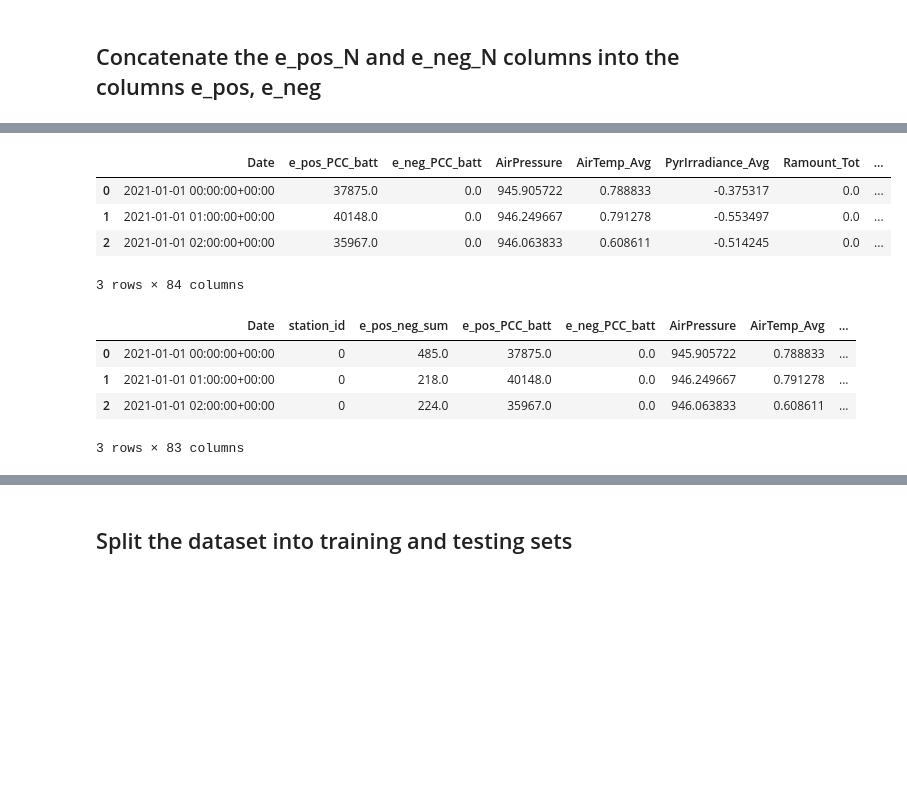
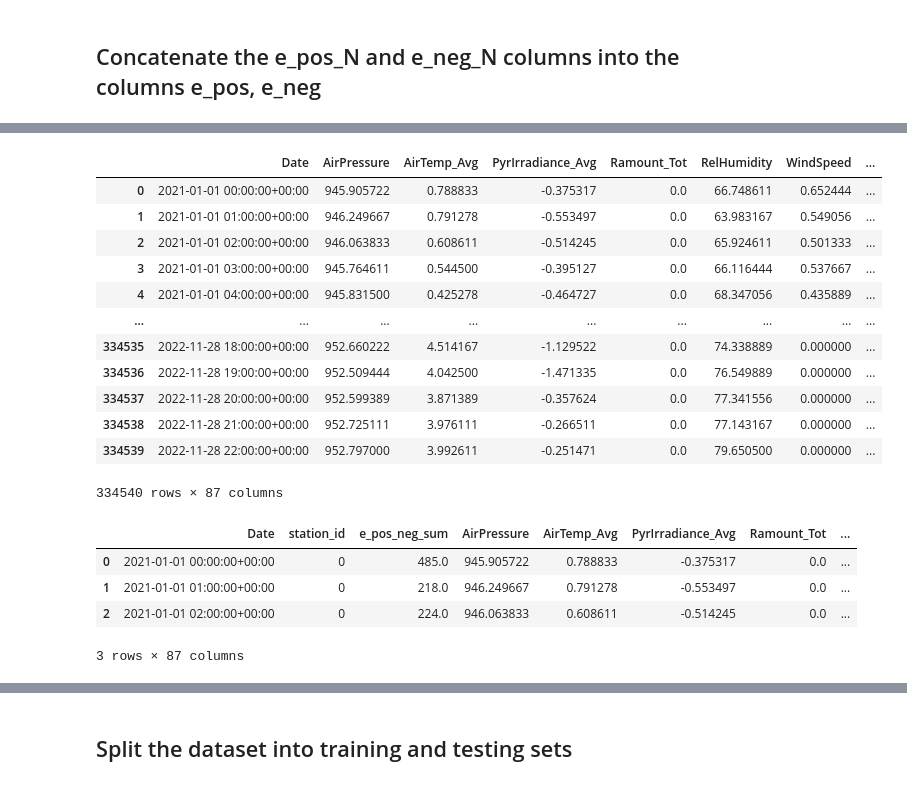
Before and after one commit to FabioLddo/time_series_energy_community_forecasting, a Jupyter notebook: Final_Project_Ippolito_Loddo_Margni.ipynb, the cells around one changed output, grey strips where cells are left out. Drawn from its saved outputs; the diff is of its cells as text; code cells hidden in the pictures; blank space fills up the shorter version.

```diff
--- a/Final_Project_Ippolito_Loddo_Margni.ipynb
+++ b/Final_Project_Ippolito_Loddo_Margni.ipynb
@@ -728,0 +741,8 @@ Name: e_neg, Length: 317813, dtype: float64
+# %%
+# Add features about the date for the seasonality
+df['day_of_week'] = df.Date.dt.dayofweek
+df['day_of_year'] = df.Date.dt.day_of_year
+df['year'] = df.Date.dt.year
+df['month'] = df.Date.dt.month
+df['day'] = df.Date.dt.day
+df['hour'] = df.Date.dt.hour
@@ -731,3 +787,10 @@ Name: e_neg, Length: 317813, dtype: float64
+# %%
+# Add the sum of e_pos and e_neg of PCC_batt
+pcc_pos = df.pop('e_pos_PCC_batt')
+pcc_neg = df.pop('e_neg_PCC_batt')
+pcc_pos_neg_sum = pcc_pos - pcc_neg
+# Insert the columns of interest in the first columns after Date
+df.insert(1, 'PCC_batt_sum', pcc_pos_neg_sum)
 # %%
 # Save the dataset with no rows columns concatenation and before dropping the columns for each station
 df_nc = df.copy()
@@ -790,7 +846,7 @@ df.head(3)
 Add station column to identify stations' values when values are concatenated
 # %%
 # Add the station_id column and replicate the dataset 20 times
-num_stations = 19
+num_stations = 20
 dim = df.shape[0]
 
 # Replicate the rows of the original dataframe by the number of stations
@@ -808,23 +882,30 @@ df['station_id'] = station_ids
 # %%
 # Concatenate the e_pos_N and e_neg_N columns into the columns e_pos and e_neg
-df['e_pos'] = e_pos_series
-df['e_neg'] = e_neg_series
-df.head(3)
+e_pos_neg_series = e_pos_series - e_neg_series
+pcc_batt_sum_series = df['PCC_batt_sum'][:int(len(e_pos_series)/19)]
+df['e_pos_neg_sum'] = e_pos_neg_series.append(pcc_batt_sum_series, ignore_index=True)
+df = df.drop(columns=['PCC_batt_sum'])
+df
 # %% [output]
-|  | Date | e_pos_PCC_batt | e_neg_PCC_batt | AirPressure | AirTemp_Avg | PyrIrradiance_Avg | Ramount_Tot | ... |
-| 0 | 2021-01-01 00:00:00+00:00 | 37875.0 | 0.0 | 945.905722 | 0.788833 | -0.375317 | 0.0 | ... |
-| 1 | 2021-01-01 01:00:00+00:00 | 40148.0 | 0.0 | 946.249667 | 0.791278 | -0.553497 | 0.0 | ... |
-| 2 | 2021-01-01 02:00:00+00:00 | 35967.0 | 0.0 | 946.063833 | 0.608611 | -0.514245 | 0.0 | ... |
+|  | Date | AirPressure | AirTemp_Avg | PyrIrradiance_Avg | Ramount_Tot | RelHumidity | WindSpeed | ... |
+| 0 | 2021-01-01 00:00:00+00:00 | 945.905722 | 0.788833 | -0.375317 | 0.0 | 66.748611 | 0.652444 | ... |
+| 1 | 2021-01-01 01:00:00+00:00 | 946.249667 | 0.791278 | -0.553497 | 0.0 | 63.983167 | 0.549056 | ... |
+| 2 | 2021-01-01 02:00:00+00:00 | 946.063833 | 0.608611 | -0.514245 | 0.0 | 65.924611 | 0.501333 | ... |
+| 3 | 2021-01-01 03:00:00+00:00 | 945.764611 | 0.544500 | -0.395127 | 0.0 | 66.116444 | 0.537667 | ... |
+| 4 | 2021-01-01 04:00:00+00:00 | 945.831500 | 0.425278 | -0.464727 | 0.0 | 68.347056 | 0.435889 | ... |
+| ... | ... | ... | ... | ... | ... | ... | ... | ... |
+| 334535 | 2022-11-28 18:00:00+00:00 | 952.660222 | 4.514167 | -1.129522 | 0.0 | 74.338889 | 0.000000 | ... |
+| 334536 | 2022-11-28 19:00:00+00:00 | 952.509444 | 4.042500 | -1.471335 | 0.0 | 76.549889 | 0.000000 | ... |
+| 334537 | 2022-11-28 20:00:00+00:00 | 952.599389 | 3.871389 | -0.357624 | 0.0 | 77.341556 | 0.000000 | ... |
+| 334538 | 2022-11-28 21:00:00+00:00 | 952.725111 | 3.976111 | -0.266511 | 0.0 | 77.143167 | 0.000000 | ... |
+| 334539 | 2022-11-28 22:00:00+00:00 | 952.797000 | 3.992611 | -0.251471 | 0.0 | 79.650500 | 0.000000 | ... |
-3 rows × 84 columns
+334540 rows × 87 columns
 # %%
 # Move 'station_id', 'e_pos', 'e_neg' from the last columns to the first ones after Date
 
 # Get the columns of interest
 station_id = df.pop('station_id')
-
-e_pos = df.pop('e_pos')
-e_neg = df.pop('e_neg')
-e_pos_neg_sum = e_pos - e_neg
+e_pos_neg_sum = df.pop('e_pos_neg_sum')
 
 # Insert the columns of interest in the first columns after Date
 df.insert(1, 'e_pos_neg_sum', e_pos_neg_sum)
@@ -832,8 +913,8 @@ df.insert(1, 'station_id', station_id)
 
 df.head(3)
 # %% [output]
-|  | Date | station_id | e_pos_neg_sum | e_pos_PCC_batt | e_neg_PCC_batt | AirPressure | AirTemp_Avg | ... |
-| 0 | 2021-01-01 00:00:00+00:00 | 0 | 485.0 | 37875.0 | 0.0 | 945.905722 | 0.788833 | ... |
-| 1 | 2021-01-01 01:00:00+00:00 | 0 | 218.0 | 40148.0 | 0.0 | 946.249667 | 0.791278 | ... |
-| 2 | 2021-01-01 02:00:00+00:00 | 0 | 224.0 | 35967.0 | 0.0 | 946.063833 | 0.608611 | ... |
+|  | Date | station_id | e_pos_neg_sum | AirPressure | AirTemp_Avg | PyrIrradiance_Avg | Ramount_Tot | ... |
+| 0 | 2021-01-01 00:00:00+00:00 | 0 | 485.0 | 945.905722 | 0.788833 | -0.375317 | 0.0 | ... |
+| 1 | 2021-01-01 01:00:00+00:00 | 0 | 218.0 | 946.249667 | 0.791278 | -0.553497 | 0.0 | ... |
+| 2 | 2021-01-01 02:00:00+00:00 | 0 | 224.0 | 946.063833 | 0.608611 | -0.514245 | 0.0 | ... |
-3 rows × 83 columns
+3 rows × 87 columns
```
Also changed, not shown: parts of 39 cells of this notebook.
